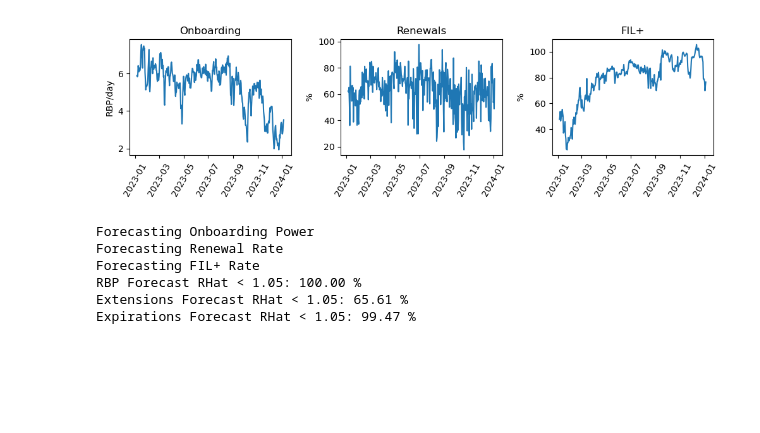
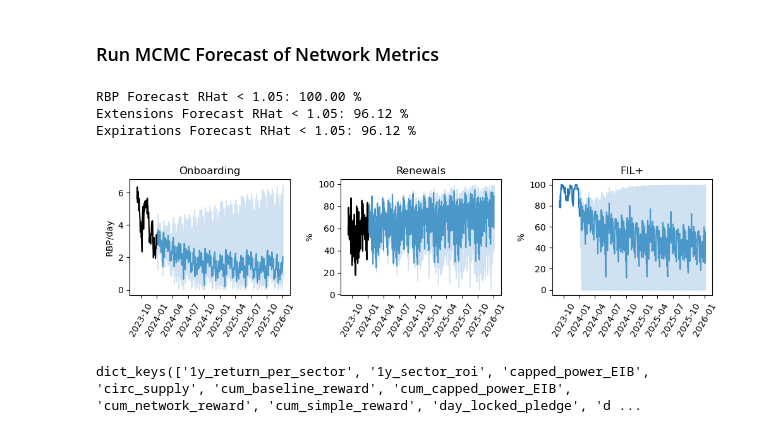
Before and after one commit to CELtd/cel, a Jupyter notebook: notebooks/baseline_crossing/01_2024_filecoin_forecasts.ipynb, the cells around one changed output. Drawn from its saved outputs; the diff is of its cells as text; code cells hidden in the pictures; blank space fills up the shorter version.

```diff
--- a/notebooks/baseline_crossing/01_2024_filecoin_forecasts.ipynb
+++ b/notebooks/baseline_crossing/01_2024_filecoin_forecasts.ipynb
@@ -90,27 +74,4 @@ locals().update(x)
-# %%
-# plot historical trends
-fig, ax = plt.subplots(nrows=1, ncols=3, figsize=(10,3), sharex=True)
-
-axx = ax[0]
-axx.plot(t_hist_rbp, hist_rbp)
-axx.set_title('Onboarding')
-axx.set_ylabel('RBP/day')
-for tick in axx.get_xticklabels(): tick.set_rotation(60)
-
-axx = ax[1]
-axx.plot(t_hist_rr, hist_rr*100)
-axx.set_title('Renewals')
-axx.set_ylabel('%')
-for tick in axx.get_xticklabels(): tick.set_rotation(60)
-
-axx = ax[2]
-axx.plot(t_hist_fpr, hist_fpr*100)
-axx.set_title('FIL+')
-axx.set_ylabel('%')
-for tick in axx.get_xticklabels(): tick.set_rotation(60)
-
-plt.tight_layout()
-# %% [output]
-[figure, removed]
+# %% [markdown]
+### Run MCMC Forecast of Network Metrics
 # %%
 # MCMC forecasting configuration
@@ -183,7 +143,7 @@ def run_mcmc():
                                        num_samples_mcmc,
                                        seasonality_mcmc,
                                        num_chains_mcmc,
-                                       verbose=False)
+                                       verbose=True)
     return {
         'rb_onboard_power_pred': rb_onboard_power_pred,
         'renewal_rate_pred': renewal_rate_pred,
@@ -209,9 +169,46 @@ print('RBP Forecast RHat < 1.05: %0.02f %%' % (rb_rhat_check*100,))
 print('Extensions Forecast RHat < 1.05: %0.02f %%' % (ext_rhat_check*100,))
 print('Expirations Forecast RHat < 1.05: %0.02f %%' % (exp_rhat_check*100,))
 # %% [output]
-Forecasting Onboarding Power
-Forecasting Renewal Rate
-Forecasting FIL+ Rate
 RBP Forecast RHat < 1.05: 100.00 %
-Extensions Forecast RHat < 1.05: 65.61 %
-Expirations Forecast RHat < 1.05: 99.47 %
+Extensions Forecast RHat < 1.05: 96.12 %
+Expirations Forecast RHat < 1.05: 96.12 %
+# %%
+def get_quantiles(jax_arr, qvec=[0.25, 0.5, 0.75]):
+    return np.quantile(jax_arr, qvec, axis=0)
+# %%
+# plot historical trends
+t_pred = pd.date_range(historical_rb_date.iloc[-1]+timedelta(days=1), periods=forecast_length, freq='D')
+
+fig, ax = plt.subplots(nrows=1, ncols=3, figsize=(10,3), sharex=True)
+
+blues = mpl.colormaps['Blues']
+axx = ax[0]
+axx.plot(historical_rb_date, historical_rb, color='k')
+rbp_quantiles = get_quantiles(rb_onboard_power_pred)
+axx.plot(t_pred, rbp_quantiles[1], color=blues(0.6))
+axx.fill_between(t_pred, rbp_quantiles[0], rbp_quantiles[2], color=blues(0.2))
+axx.set_title('Onboarding')
+axx.set_ylabel('RBP/day')
+for tick in axx.get_xticklabels(): tick.set_rotation(60)
+
+axx = ax[1]
+axx.plot(historical_rr_date, historical_rr*100, color='k')
+rr_quantiles = get_quantiles(renewal_rate_pred*100)
+axx.plot(t_pred, rr_quantiles[1], color=blues(0.6))
+axx.fill_between(t_pred, rr_quantiles[0], rr_quantiles[2], color=blues(0.2))
+axx.set_title('Renewals')
+axx.set_ylabel('%')
+for tick in axx.get_xticklabels(): tick.set_rotation(60)
+
+axx = ax[2]
+axx.plot(historical_fpr_date, historical_fpr*100)
+fpr_quantiles = get_quantiles(filplus_rate_pred*100)
+axx.plot(t_pred, fpr_quantiles[1], color=blues(0.6))
+axx.fill_between(t_pred, fpr_quantiles[0], fpr_quantiles[2], color=blues(0.2))
+axx.set_title('FIL+')
+axx.set_ylabel('%')
+for tick in axx.get_xticklabels(): tick.set_rotation(60)
+
+plt.tight_layout()
+# %% [output]
+[figure, added]
@@ -217,0 +237,4 @@ Expirations Forecast RHat < 1.05: 99.47 %
+# %%
+simulation_results.keys()
+# %% [output]
+dict_keys(['1y_return_per_sector', '1y_sector_roi', 'capped_power_EIB', 'circ_supply', 'cum_baseline_reward', 'cum_capped_power_EIB', 'cum_network_reward', 'cum_simple_reward', 'day_locked_pledge', 'd ...
```
Also changed, not shown: parts of 23 cells of this notebook.
